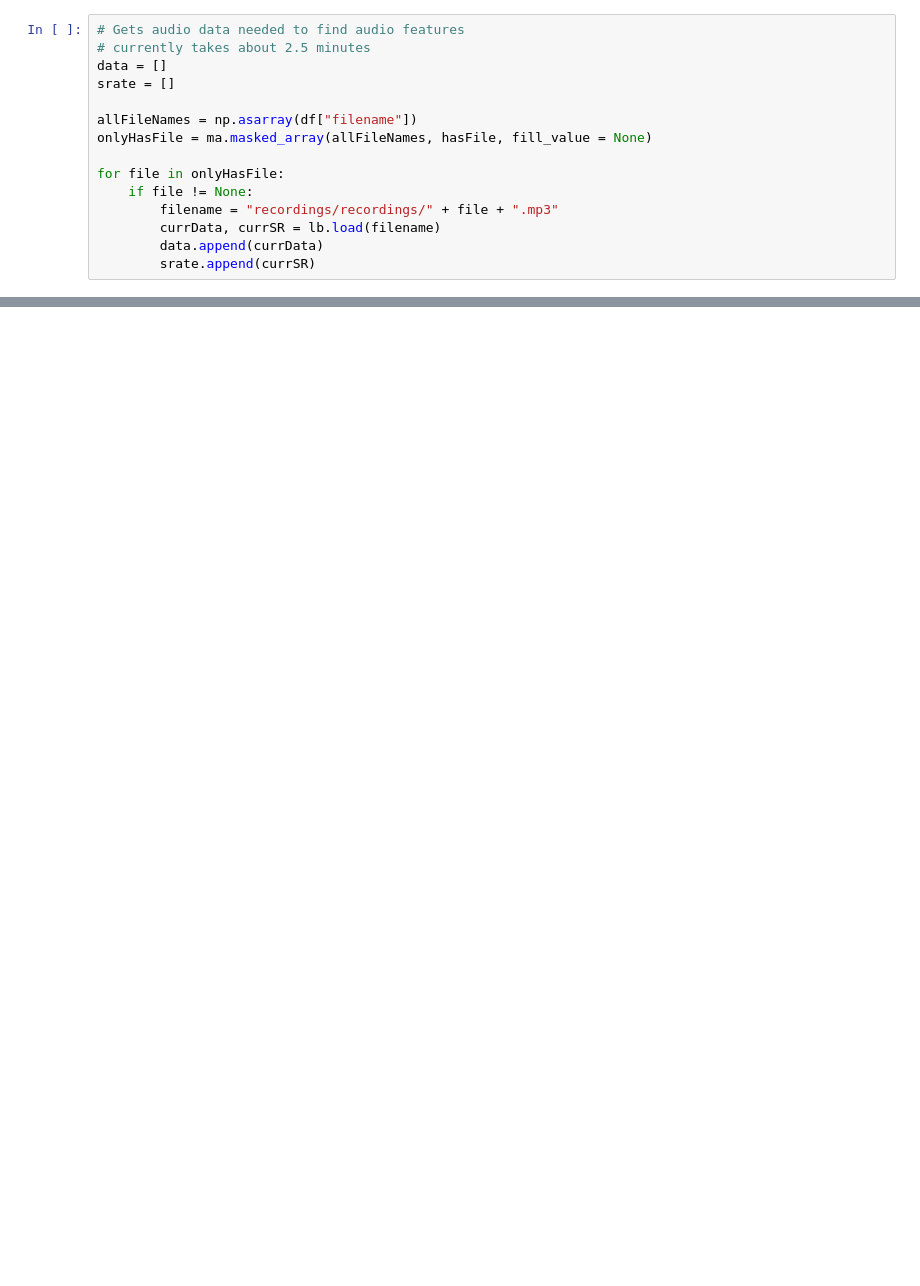
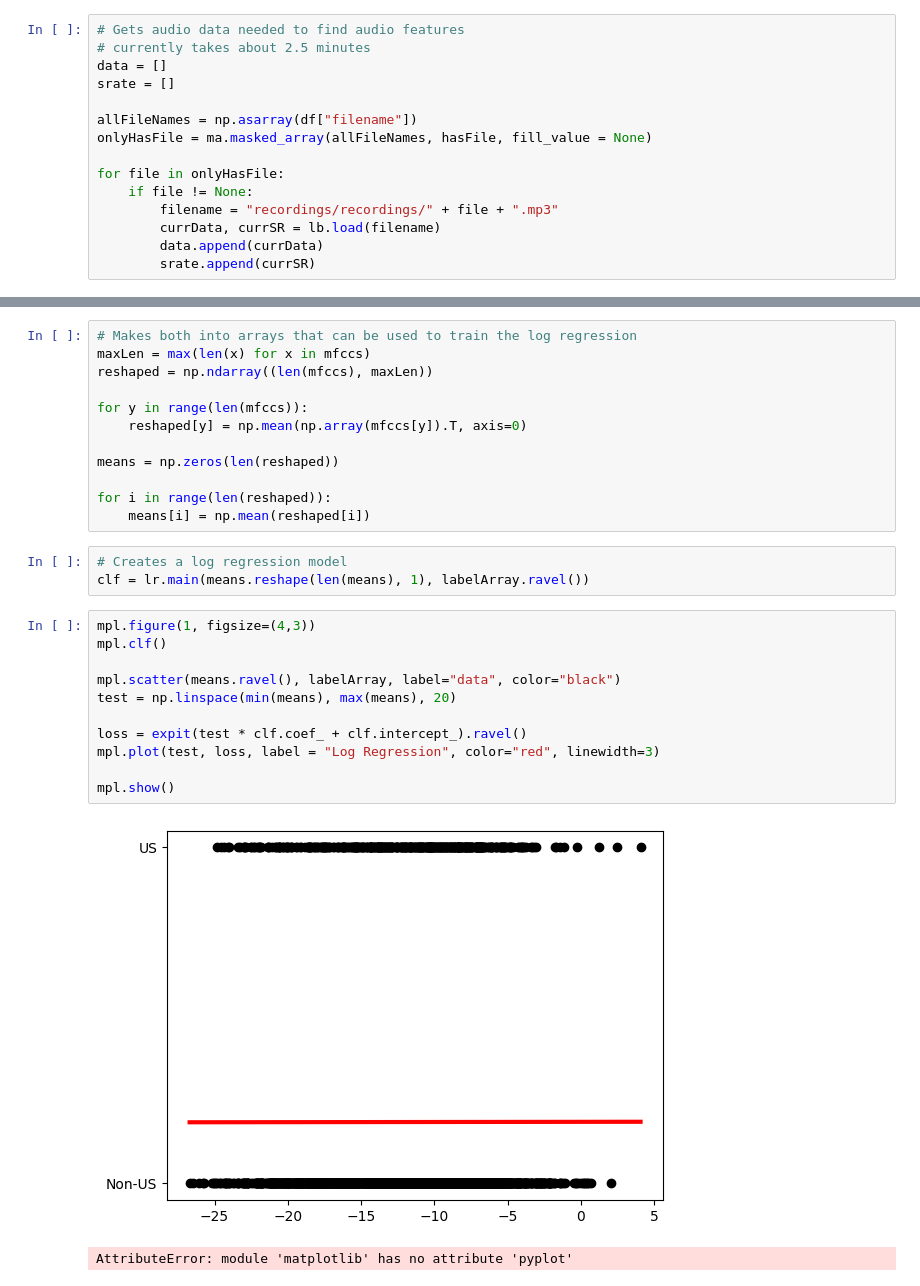
Before and after one commit to m-cohn/Group9-FinalProject, a Jupyter notebook: model-comparison.ipynb, the cells around one changed output, grey strips where cells are left out. Cells and saved outputs as stored; diff of their text form; blank space fills up the shorter version.

Commit message:
Log regression somewhat finished

```diff
--- a/model-comparison.ipynb
+++ b/model-comparison.ipynb
@@ -89,0 +61,29 @@ ValueError: setting an array element with a sequence.
+# %%
+# Makes both into arrays that can be used to train the log regression
+maxLen = max(len(x) for x in mfccs)
+reshaped = np.ndarray((len(mfccs), maxLen))
+
+for y in range(len(mfccs)):
+    reshaped[y] = np.mean(np.array(mfccs[y]).T, axis=0)
+
+means = np.zeros(len(reshaped))
+
+for i in range(len(reshaped)):
+    means[i] = np.mean(reshaped[i])
+# %%
+# Creates a log regression model
+clf = lr.main(means.reshape(len(means), 1), labelArray.ravel())
+# %%
+mpl.figure(1, figsize=(4,3))
+mpl.clf()
+
+mpl.scatter(means.ravel(), labelArray, label="data", color="black")
+test = np.linspace(min(means), max(means), 20)
+
+loss = expit(test * clf.coef_ + clf.intercept_).ravel()
+mpl.plot(test, loss, label = "Log Regression", color="red", linewidth=3)
+
+mpl.show()
+# %% [output]
+[figure, added]
+AttributeError: module 'matplotlib' has no attribute 'pyplot'
```
Also changed, not shown: parts of 6 cells of this notebook, 1 other file.
